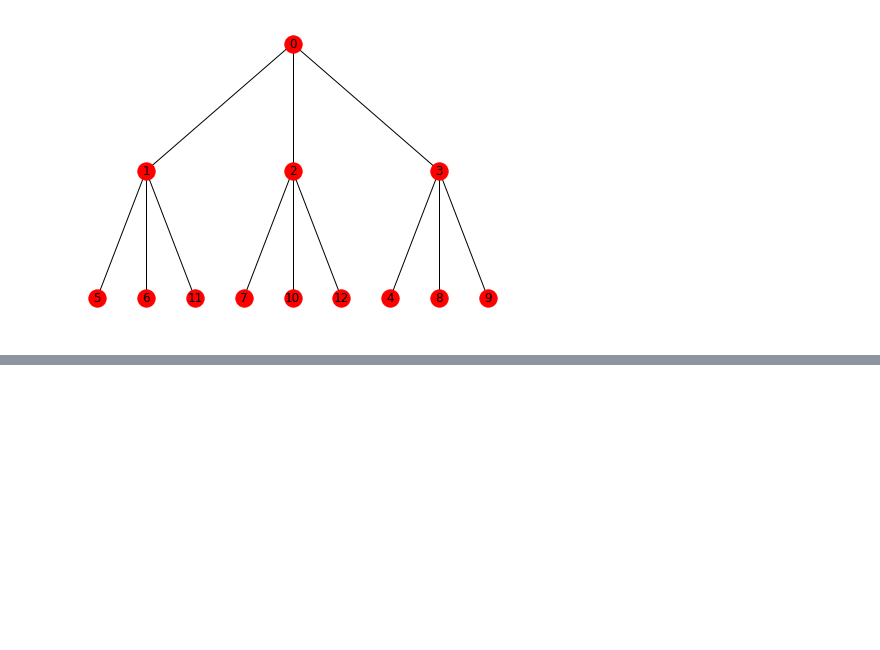
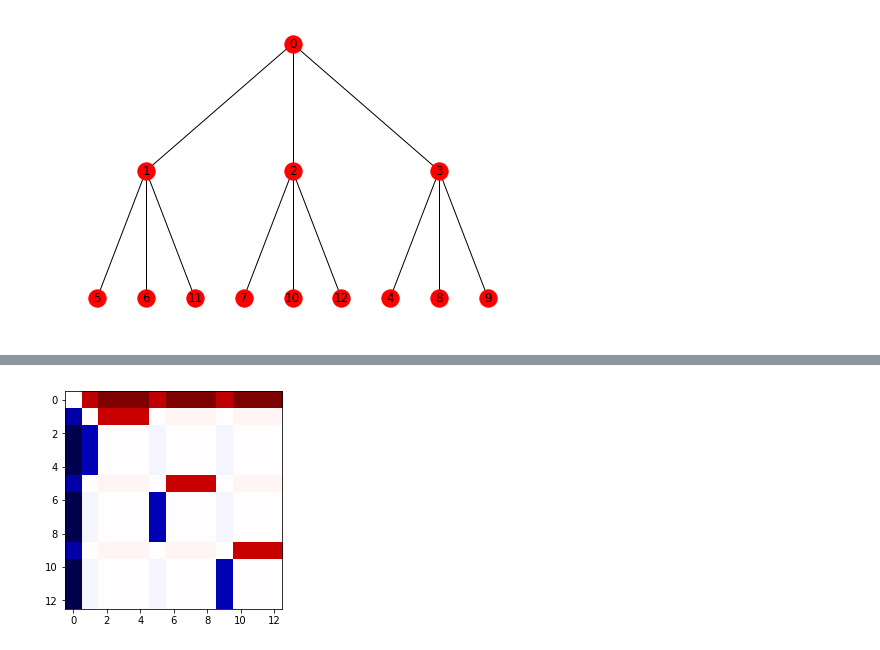
Before and after one commit to aleveren/ucsd-research, a Jupyter notebook: simple-hier-topic-model/topic_cooccurrence.ipynb, the cells around one changed output, grey strips where cells are left out. Saved outputs shown, nothing was run; the diff lists cells and outputs as text; code cells hidden in the pictures; blank space fills up the shorter version.

```diff
--- a/simple-hier-topic-model/topic_cooccurrence.ipynb
+++ b/simple-hier-topic-model/topic_cooccurrence.ipynb
@@ -446,0 +475,4 @@ nx.draw(ttt, pos=bfs_layout(ttt, sources=[ttt.graph["root"]]), with_labels=True)
+# %%
+viz(R)
+# %% [output]
+[figure, added]
```
Also changed, not shown: parts of 9 cells of this notebook.
